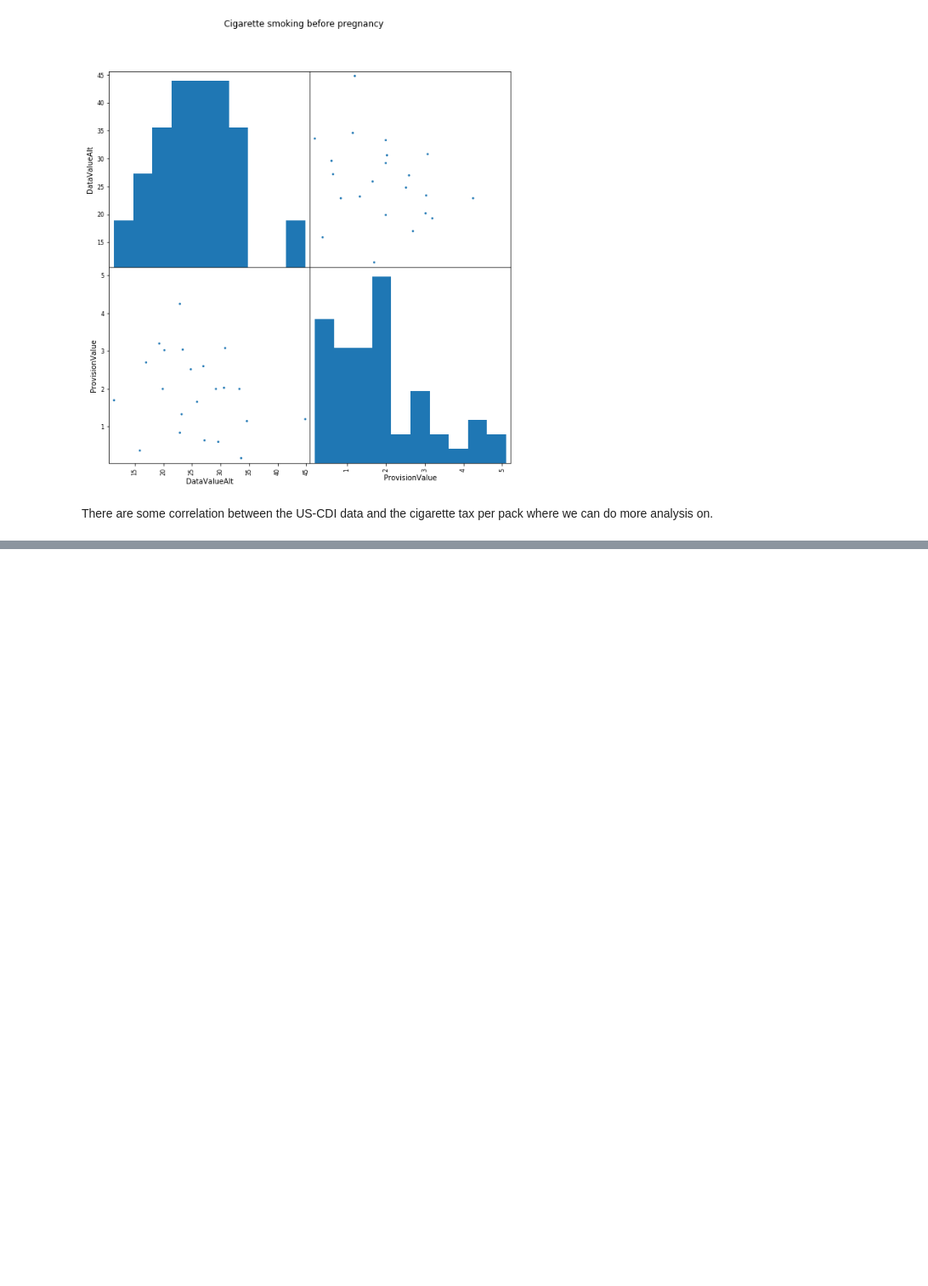
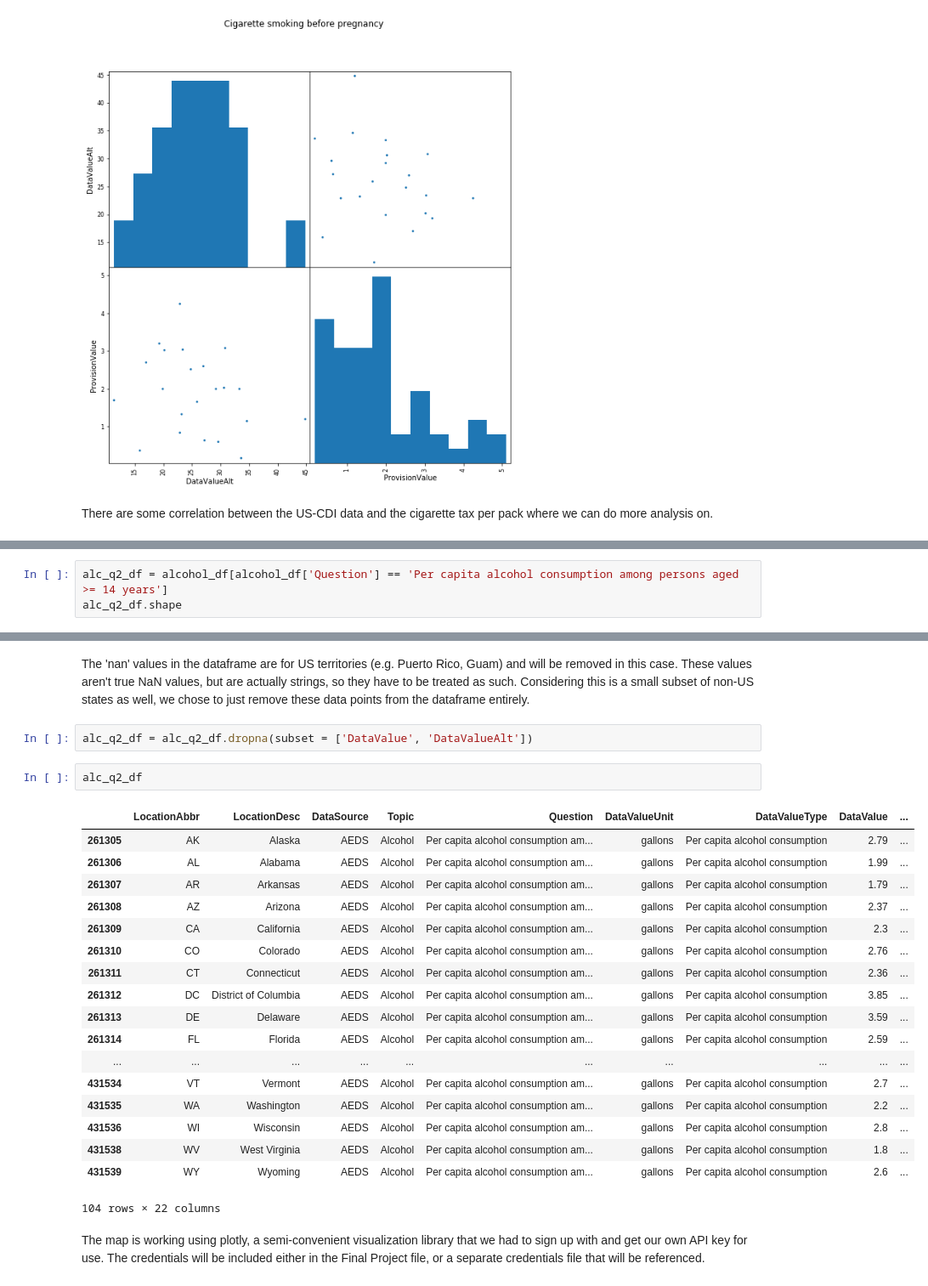
Before and after one commit to kwood16/US-CDI, a Jupyter notebook: Project Proposal.ipynb, the cells around one changed output, grey strips where cells are left out. Shown at 85% size. Drawn from its saved outputs; the diff is of its cells as text; blank space fills up the shorter version.

```diff
--- a/Project Proposal.ipynb
+++ b/Project Proposal.ipynb
@@ -489,0 +529,3 @@ There are some correlation between the US-CDI data and the cigarette tax per pac
+# %%
+alc_q2_df = alcohol_df[alcohol_df['Question'] == 'Per capita alcohol consumption among persons aged >= 14 years']
+alc_q2_df.shape
@@ -489,0 +543,27 @@ There are some correlation between the US-CDI data and the cigarette tax per pac
+# %% [markdown]
+The 'nan' values in the dataframe are for US territories (e.g. Puerto Rico, Guam) and will be removed in this case. These values aren't true NaN values, but are actually strings, so they have to be treated as such. Considering this is a small subset of non-US states as well, we chose to just remove these data points from the dataframe entirely.
+# %%
+alc_q2_df = alc_q2_df.dropna(subset = ['DataValue', 'DataValueAlt'])
+# %%
+alc_q2_df
+# %% [output]
+|  | LocationAbbr | LocationDesc | DataSource | Topic | Question | DataValueUnit | DataValueType | DataValue | ... |
+| 261305 | AK | Alaska | AEDS | Alcohol | Per capita alcohol consumption am... | gallons | Per capita alcohol consumption | 2.79 | ... |
+| 261306 | AL | Alabama | AEDS | Alcohol | Per capita alcohol consumption am... | gallons | Per capita alcohol consumption | 1.99 | ... |
+| 261307 | AR | Arkansas | AEDS | Alcohol | Per capita alcohol consumption am... | gallons | Per capita alcohol consumption | 1.79 | ... |
+| 261308 | AZ | Arizona | AEDS | Alcohol | Per capita alcohol consumption am... | gallons | Per capita alcohol consumption | 2.37 | ... |
+| 261309 | CA | California | AEDS | Alcohol | Per capita alcohol consumption am... | gallons | Per capita alcohol consumption | 2.3 | ... |
+| 261310 | CO | Colorado | AEDS | Alcohol | Per capita alcohol consumption am... | gallons | Per capita alcohol consumption | 2.76 | ... |
+| 261311 | CT | Connecticut | AEDS | Alcohol | Per capita alcohol consumption am... | gallons | Per capita alcohol consumption | 2.36 | ... |
+| 261312 | DC | District of Columbia | AEDS | Alcohol | Per capita alcohol consumption am... | gallons | Per capita alcohol consumption | 3.85 | ... |
+| 261313 | DE | Delaware | AEDS | Alcohol | Per capita alcohol consumption am... | gallons | Per capita alcohol consumption | 3.59 | ... |
+| 261314 | FL | Florida | AEDS | Alcohol | Per capita alcohol consumption am... | gallons | Per capita alcohol consumption | 2.59 | ... |
+| ... | ... | ... | ... | ... | ... | ... | ... | ... | ... |
+| 431534 | VT | Vermont | AEDS | Alcohol | Per capita alcohol consumption am... | gallons | Per capita alcohol consumption | 2.7 | ... |
+| 431535 | WA | Washington | AEDS | Alcohol | Per capita alcohol consumption am... | gallons | Per capita alcohol consumption | 2.2 | ... |
+| 431536 | WI | Wisconsin | AEDS | Alcohol | Per capita alcohol consumption am... | gallons | Per capita alcohol consumption | 2.8 | ... |
+| 431538 | WV | West Virginia | AEDS | Alcohol | Per capita alcohol consumption am... | gallons | Per capita alcohol consumption | 1.8 | ... |
+| 431539 | WY | Wyoming | AEDS | Alcohol | Per capita alcohol consumption am... | gallons | Per capita alcohol consumption | 2.6 | ... |
+104 rows × 22 columns
+# %% [markdown]
+The map is working using plotly, a semi-convenient visualization library that we had to sign up with and get our own API key for use. The credentials will be included either in the Final Project file, or a separate credentials file that will be referenced.
```
Also changed, not shown: parts of 24 cells of this notebook, 5 other files.
